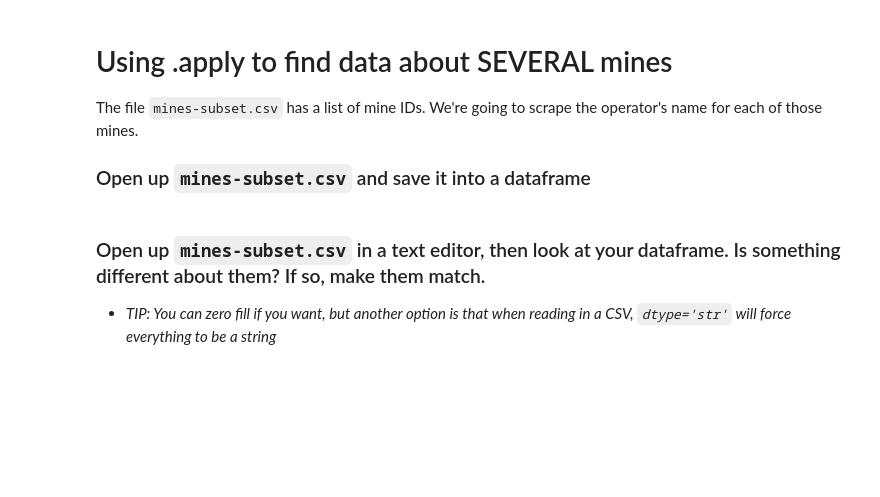
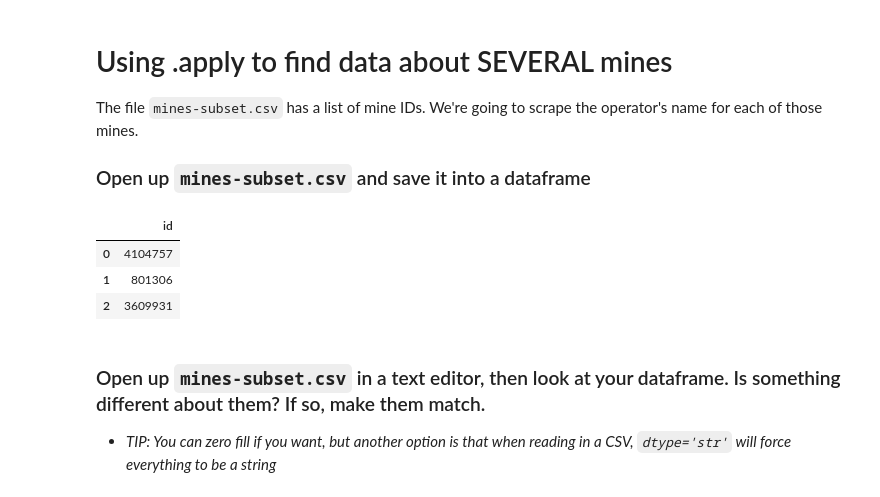
Before and after one commit to xeophin/lede-foundations, a Jupyter notebook: 08-homework/03 - Mines.ipynb, the cells around one changed output. Cells and saved outputs as stored; diff of their text form; code cells hidden in the pictures; blank space fills up the shorter version.

Commit message:
feat(Homework 08): add mines, preliminary

```diff
--- a/08-homework/03 - Mines.ipynb
+++ b/08-homework/03 - Mines.ipynb
@@ -89,6 +200,14 @@ The **entire process**, from searching to saving as a CSV
 The file `mines-subset.csv` has a list of mine IDs. We're going to scrape the operator's name for each of those mines.
 
 ### Open up `mines-subset.csv` and save it into a dataframe
+# %%
+df_mine_ids_subset = pd.read_csv('08-homework/mines-subset.csv')
+df_mine_ids_subset
+# %% [output]
+|  | id |
+| 0 | 4104757 |
+| 1 | 801306 |
+| 2 | 3609931 |
 # %% [markdown]
 ### Open up `mines-subset.csv` in a text editor, then look at your dataframe. Is something different about them? If so, make them match.
 
```
Also changed, not shown: parts of 12 cells of this notebook, 8 other files.
